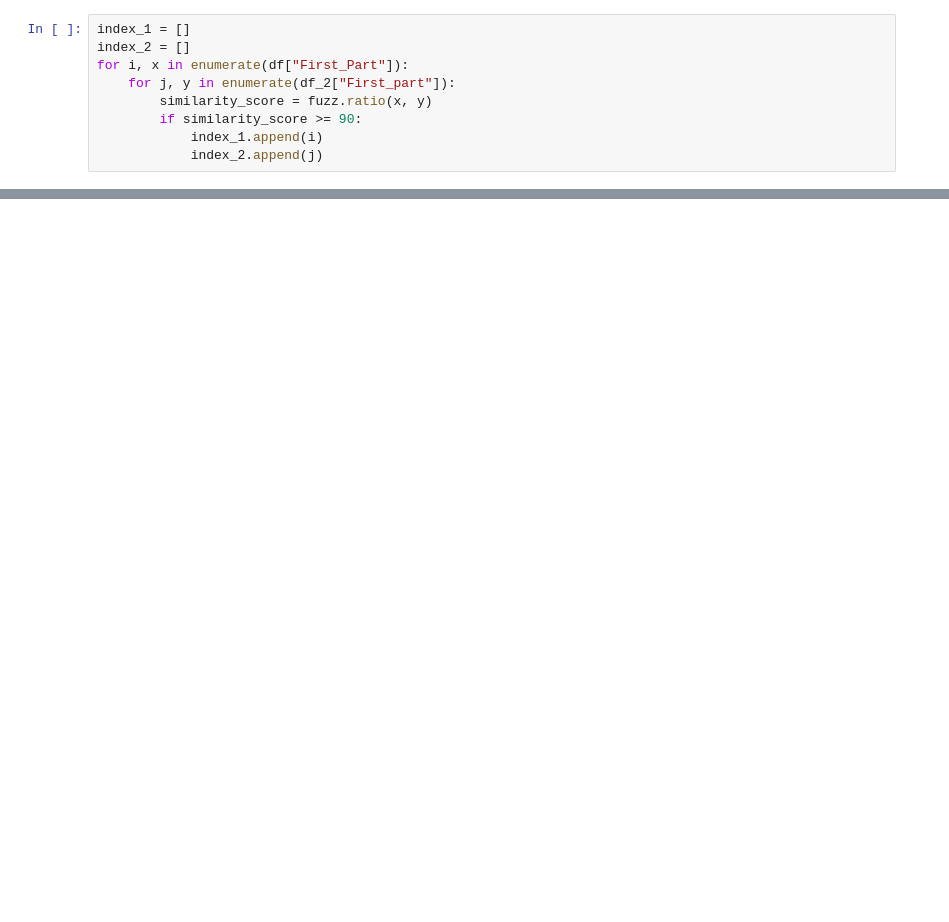
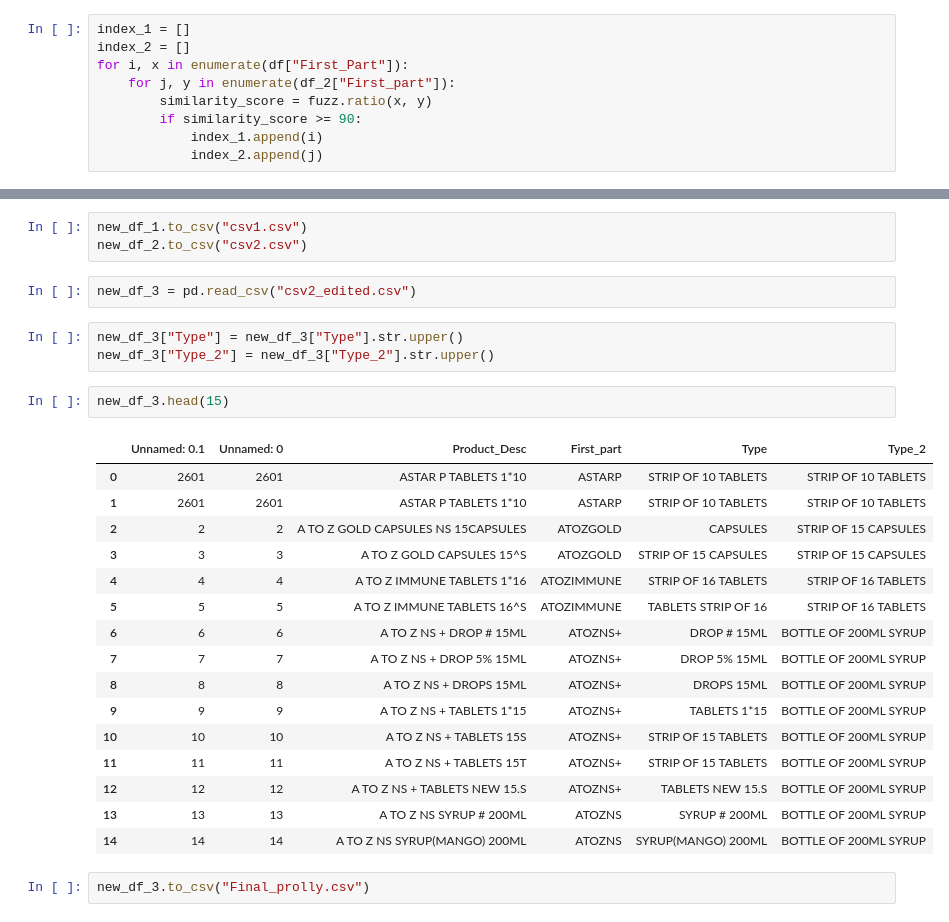
Before and after one commit to lBRAHIM8323/Project, a Jupyter notebook: A.ipynb, the cells around one changed output, grey strips where cells are left out. Cells and saved outputs as stored; diff of their text form; blank space fills up the shorter version.

```diff
--- a/A.ipynb
+++ b/A.ipynb
@@ -277,0 +185,29 @@ TypeError: object of type 'float' has no len()
+# %%
+new_df_1.to_csv("csv1.csv")
+new_df_2.to_csv("csv2.csv")
+# %%
+new_df_3 = pd.read_csv("csv2_edited.csv")
+# %%
+new_df_3["Type"] = new_df_3["Type"].str.upper()
+new_df_3["Type_2"] = new_df_3["Type_2"].str.upper()
+# %%
+new_df_3.head(15)
+# %% [output]
+|  | Unnamed: 0.1 | Unnamed: 0 | Product_Desc | First_part | Type | Type_2 |
+| 0 | 2601 | 2601 | ASTAR P TABLETS 1*10 | ASTARP | STRIP OF 10 TABLETS | STRIP OF 10 TABLETS |
+| 1 | 2601 | 2601 | ASTAR P TABLETS 1*10 | ASTARP | STRIP OF 10 TABLETS | STRIP OF 10 TABLETS |
+| 2 | 2 | 2 | A TO Z GOLD CAPSULES NS 15CAPSULES | ATOZGOLD | CAPSULES | STRIP OF 15 CAPSULES |
+| 3 | 3 | 3 | A TO Z GOLD CAPSULES 15^S | ATOZGOLD | STRIP OF 15 CAPSULES | STRIP OF 15 CAPSULES |
+| 4 | 4 | 4 | A TO Z IMMUNE TABLETS 1*16 | ATOZIMMUNE | STRIP OF 16 TABLETS | STRIP OF 16 TABLETS |
+| 5 | 5 | 5 | A TO Z IMMUNE TABLETS 16^S | ATOZIMMUNE | TABLETS STRIP OF 16 | STRIP OF 16 TABLETS |
+| 6 | 6 | 6 | A TO Z NS + DROP # 15ML | ATOZNS+ | DROP # 15ML | BOTTLE OF 200ML SYRUP |
+| 7 | 7 | 7 | A TO Z NS + DROP 5% 15ML | ATOZNS+ | DROP 5% 15ML | BOTTLE OF 200ML SYRUP |
+| 8 | 8 | 8 | A TO Z NS + DROPS 15ML | ATOZNS+ | DROPS 15ML | BOTTLE OF 200ML SYRUP |
+| 9 | 9 | 9 | A TO Z NS + TABLETS 1*15 | ATOZNS+ | TABLETS 1*15 | BOTTLE OF 200ML SYRUP |
+| 10 | 10 | 10 | A TO Z NS + TABLETS 15S | ATOZNS+ | STRIP OF 15 TABLETS | BOTTLE OF 200ML SYRUP |
+| 11 | 11 | 11 | A TO Z NS + TABLETS 15T | ATOZNS+ | STRIP OF 15 TABLETS | BOTTLE OF 200ML SYRUP |
+| 12 | 12 | 12 | A TO Z NS + TABLETS NEW 15.S | ATOZNS+ | TABLETS NEW 15.S | BOTTLE OF 200ML SYRUP |
+| 13 | 13 | 13 | A TO Z NS SYRUP # 200ML | ATOZNS | SYRUP # 200ML | BOTTLE OF 200ML SYRUP |
+| 14 | 14 | 14 | A TO Z NS SYRUP(MANGO) 200ML | ATOZNS | SYRUP(MANGO) 200ML | BOTTLE OF 200ML SYRUP |
+# %%
+new_df_3.to_csv("Final_prolly.csv")
```
Also changed, not shown: parts of 23 cells of this notebook, 6 other files.
